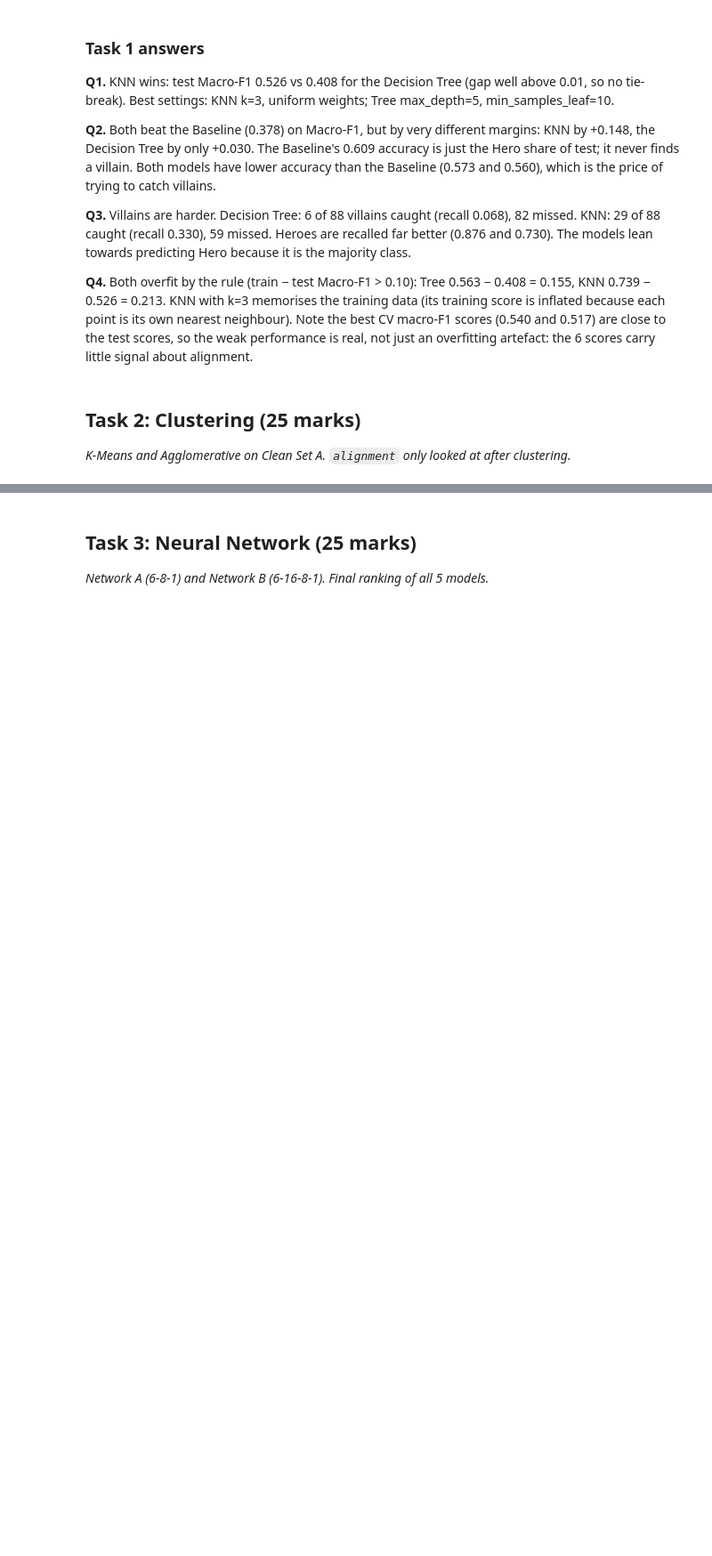
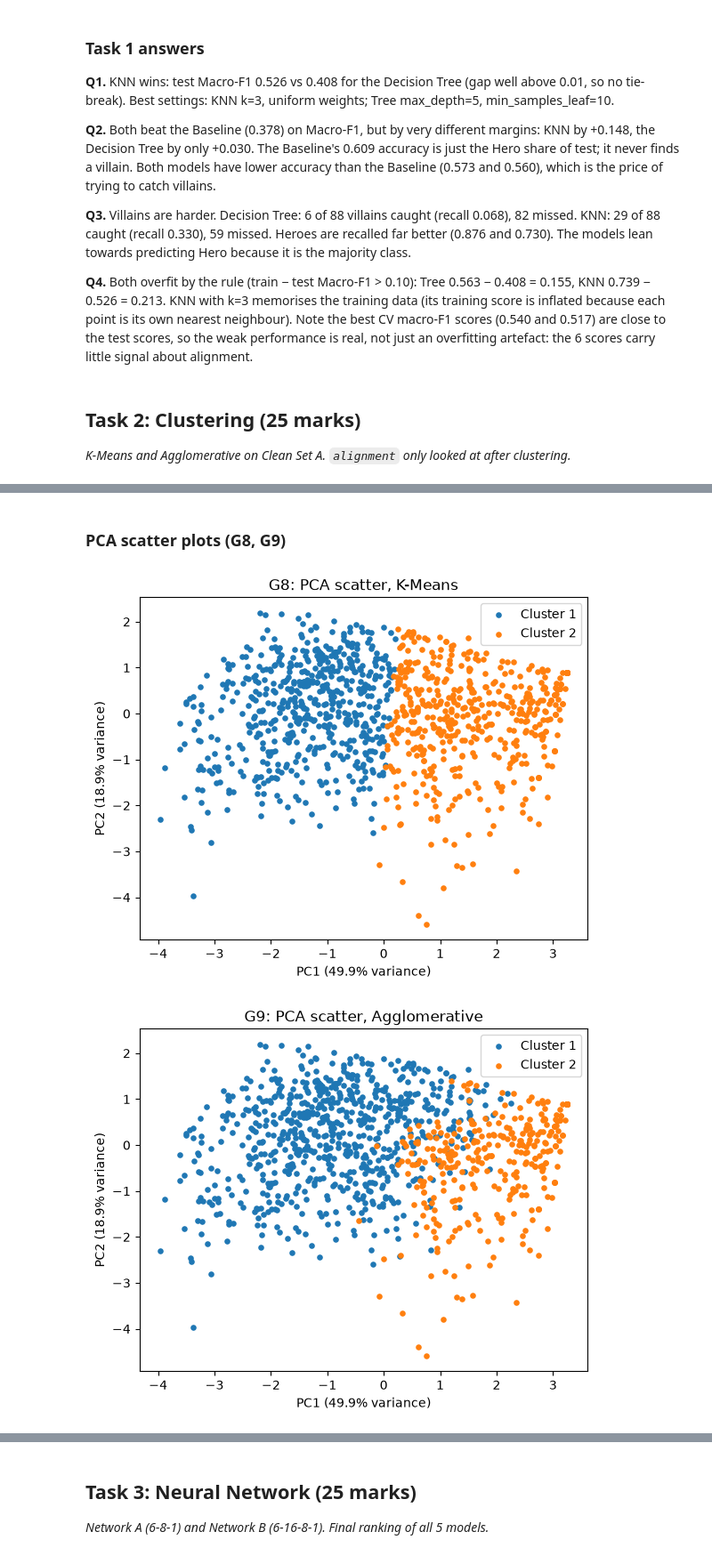
Before and after one commit to Zain-Shykh/superhero-ml-classification-clustering-nn, a Jupyter notebook: superhero_project.ipynb, the cells around one changed output, grey strips where cells are left out. Shown at 89% size. Cells and saved outputs as stored; diff of their text form; code cells hidden in the pictures; blank space fills up the shorter version.

```diff
--- a/superhero_project.ipynb
+++ b/superhero_project.ipynb
@@ -245,0 +339,19 @@ _K-Means and Agglomerative on Clean Set A. `alignment` only looked at after clus
+# %%
+km_raw = km_fits[best_k].labels_
+ag_raw = AgglomerativeClustering(n_clusters=best_k, linkage="ward").fit_predict(X_s)
+
+def scores(l): return silhouette_score(X_s, l), davies_bouldin_score(X_s, l), calinski_harabasz_score(X_s, l)
+m_km, m_ag = scores(km_raw), scores(ag_raw)
+wins_km = int(m_km[0] > m_ag[0]) + int(m_km[1] < m_ag[1]) + int(m_km[2] > m_ag[2])
+ari = adjusted_rand_score(km_raw, ag_raw)
+T6 = pd.DataFrame([["K-Means", best_k, *m_km, wins_km], ["Agglomerative", best_k, *m_ag, 3 - wins_km],
+                   ["ARI between the two", "", ari, "", "", ""]],
+                  columns=["Algorithm", "k", "Silhouette", "Davies-Bouldin", "Calinski-Harabasz", "Wins (of 3)"])
+print("T6: Clustering metrics"); display(T6.round(3).set_index("Algorithm"))
+
+def renumber(raw):
+    """Cluster 1 = lowest average of the 6 scores (original 0-100 scale)."""
+    order = set_a[SCORES].groupby(raw).mean().mean(axis=1).sort_values().index
+    m = {old: new + 1 for new, old in enumerate(order)}
+    return np.array([m[l] for l in raw])
+km_lab, ag_lab = renumber(km_raw), renumber(ag_raw)
@@ -245,0 +365,17 @@ _K-Means and Agglomerative on Clean Set A. `alignment` only looked at after clus
+# %% [markdown]
+### PCA scatter plots (G8, G9)
+# %%
+pca = PCA(n_components=2, random_state=SEED)
+P = pca.fit_transform(X_s); ev = pca.explained_variance_ratio_ * 100
+tab = plt.cm.tab10
+
+def pca_scatter(labels, title):
+    fig, ax = plt.subplots(figsize=(6.5, 5))
+    for c in sorted(set(labels)):
+        ax.scatter(P[labels == c, 0], P[labels == c, 1], s=14, color=tab(c - 1), label=f"Cluster {c}")
+    ax.set_xlabel(f"PC1 ({ev[0]:.1f}% variance)"); ax.set_ylabel(f"PC2 ({ev[1]:.1f}% variance)")
+    ax.set_title(title); ax.legend(); plt.show()
+pca_scatter(km_lab, "G8: PCA scatter, K-Means"); pca_scatter(ag_lab, "G9: PCA scatter, Agglomerative")
+# %% [output]
+[figure, added]
+[figure, added]
```
Also changed, not shown: parts of 34 cells of this notebook, 3 other files.
